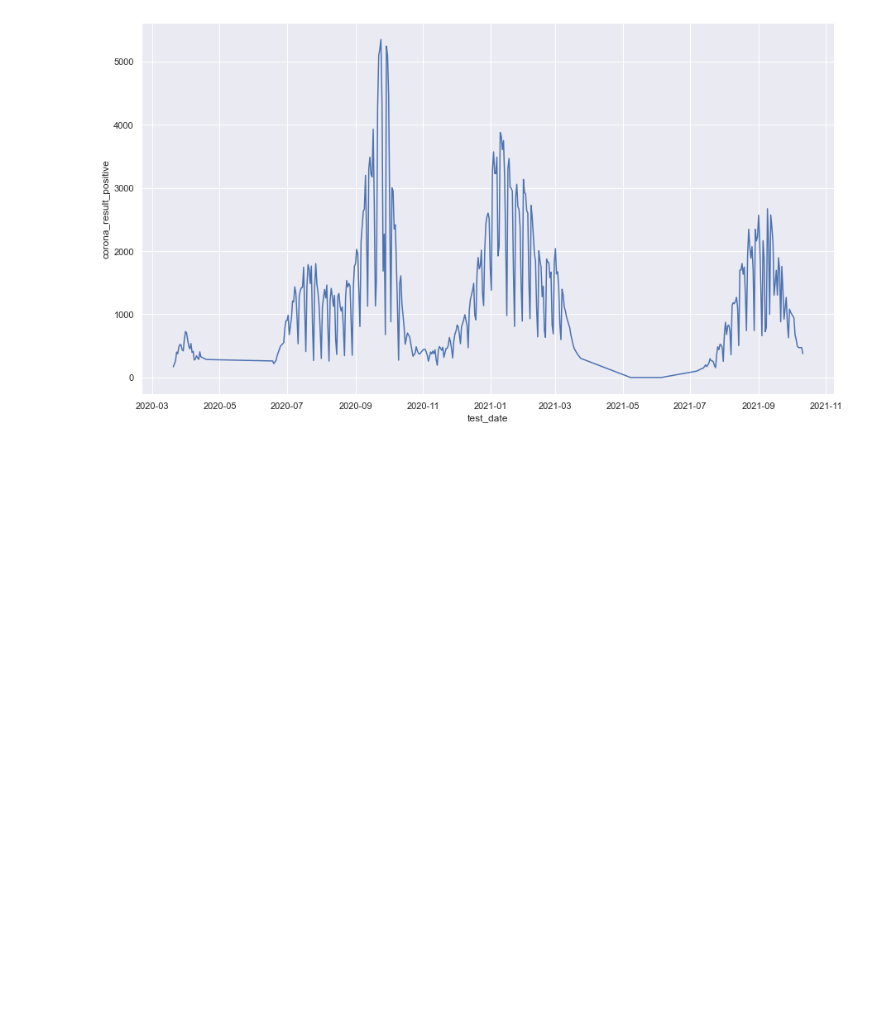
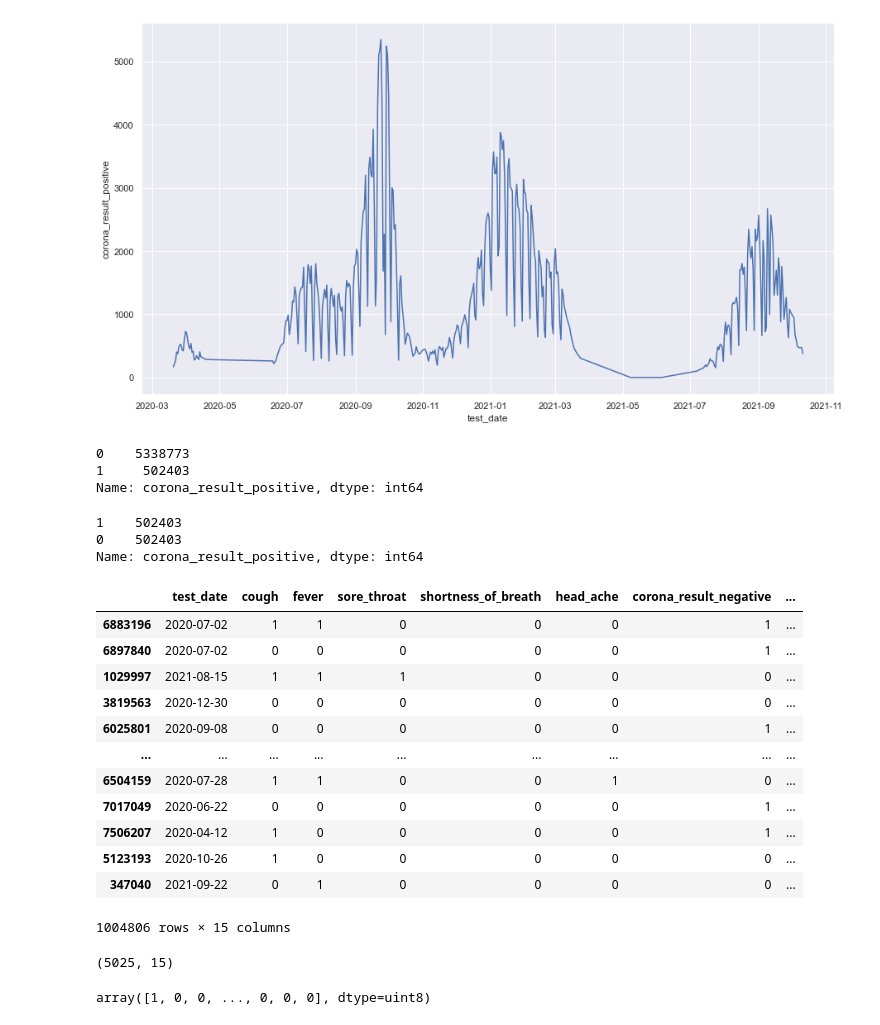
Before and after one commit to zgk2003/covid19_prediction, a Jupyter notebook: israel_detailed_data.ipynb, the cells around one changed output. Drawn from its saved outputs; the diff is of its cells as text; code cells hidden in the pictures; blank space fills up the shorter version.

```diff
--- a/israel_detailed_data.ipynb
+++ b/israel_detailed_data.ipynb
@@ -170,6 +172,7 @@ positive    0.070035
 other       0.022906
 Name: corona_result, dtype: float64
 # %%
+data = data[data.corona_result != 'other']
 data = pd.get_dummies(data)
 data
 # %% [output]
@@ -194,3 +197,40 @@ sns.lineplot(data = grouped)
 # %% [output]
 <AxesSubplot:xlabel='test_date', ylabel='corona_result_positive'>
 [figure]
+# %%
+data.sort_values('corona_result_positive', inplace=True, ascending=False)
+data['corona_result_positive'].value_counts()
+# %% [output]
+0    5338773
+1     502403
+Name: corona_result_positive, dtype: int64
+# %%
+dataset = data.iloc[0:1004806]
+# %%
+dataset['corona_result_positive'].value_counts()
+# %% [output]
+1    502403
+0    502403
+Name: corona_result_positive, dtype: int64
+# %%
+dataset = dataset.sample(frac=1)
+# %%
+dataset
+# %% [output]
+|  | test_date | cough | fever | sore_throat | shortness_of_breath | head_ache | corona_result_negative | ... |
+| 6883196 | 2020-07-02 | 1 | 1 | 0 | 0 | 0 | 1 | ... |
+| 6897840 | 2020-07-02 | 0 | 0 | 0 | 0 | 0 | 1 | ... |
+| 1029997 | 2021-08-15 | 1 | 1 | 1 | 0 | 0 | 0 | ... |
+| 3819563 | 2020-12-30 | 0 | 0 | 0 | 0 | 0 | 0 | ... |
+| 6025801 | 2020-09-08 | 0 | 0 | 0 | 0 | 0 | 1 | ... |
+| ... | ... | ... | ... | ... | ... | ... | ... | ... |
+| 6504159 | 2020-07-28 | 1 | 1 | 0 | 0 | 1 | 0 | ... |
+| 7017049 | 2020-06-22 | 0 | 0 | 0 | 0 | 0 | 1 | ... |
+| 7506207 | 2020-04-12 | 1 | 0 | 0 | 0 | 0 | 1 | ... |
+| 5123193 | 2020-10-26 | 1 | 0 | 0 | 0 | 0 | 0 | ... |
+| 347040 | 2021-09-22 | 0 | 1 | 0 | 0 | 0 | 0 | ... |
+1004806 rows × 15 columns
+# %%
+train, test = train_test_split(dataset, test_size=0.005)
+# %% [output]
+(5025, 15)
@@ -196,0 +244,4 @@ sns.lineplot(data = grouped)
+# %%
+model.predict(xTe)
+# %% [output]
+array([1, 0, 0, ..., 0, 0, 0], dtype=uint8)
```
Also changed, not shown: parts of 6 cells of this notebook.
